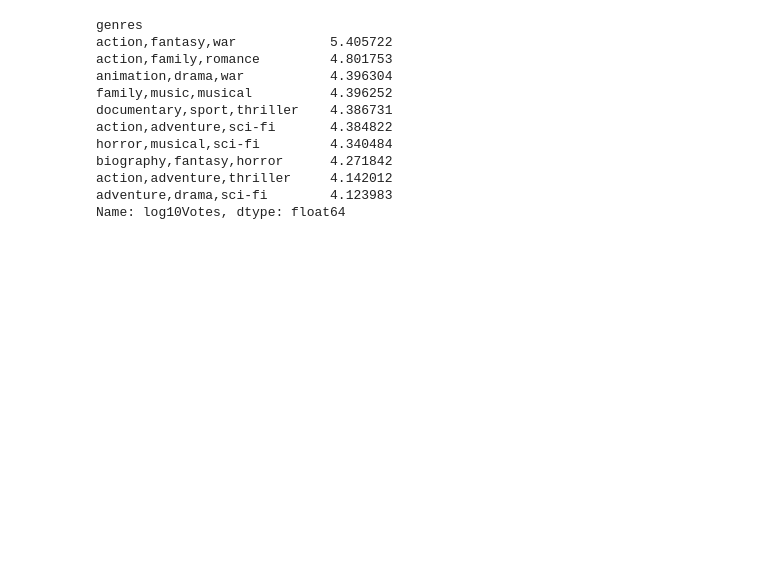
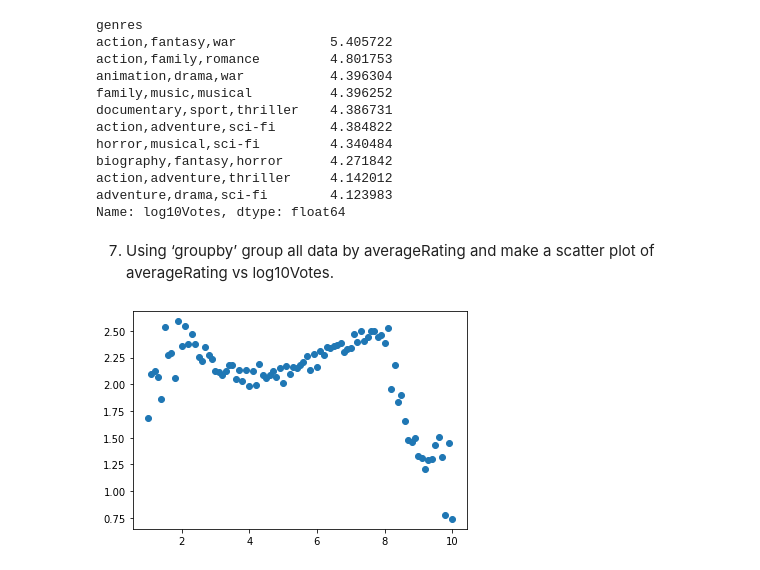
Before and after one commit to tejlibre/Pre-DSI, a Jupyter notebook: DSI_Notebook.ipynb, the cells around one changed output. Drawn from its saved outputs; the diff is of its cells as text; code cells hidden in the pictures; blank space fills up the shorter version.

```diff
--- a/DSI_Notebook.ipynb
+++ b/DSI_Notebook.ipynb
@@ -392,3 +392,7 @@ biography,fantasy,horror      4.271842
 action,adventure,thriller     4.142012
 adventure,drama,sci-fi        4.123983
 Name: log10Votes, dtype: float64
+# %% [markdown]
+7. Using ‘groupby’ group all data by averageRating and make a scatter plot of averageRating vs log10Votes.
+# %%
+ratings = df_new.groupby("averageRating")["log10Votes"].mean()
@@ -394,0 +401,4 @@ Name: log10Votes, dtype: float64
+# %%
+p = plt.scatter(ratings.index, ratings.values)
+# %% [output]
+[figure, added]
```
Also changed, not shown: parts of 2 cells of this notebook.
